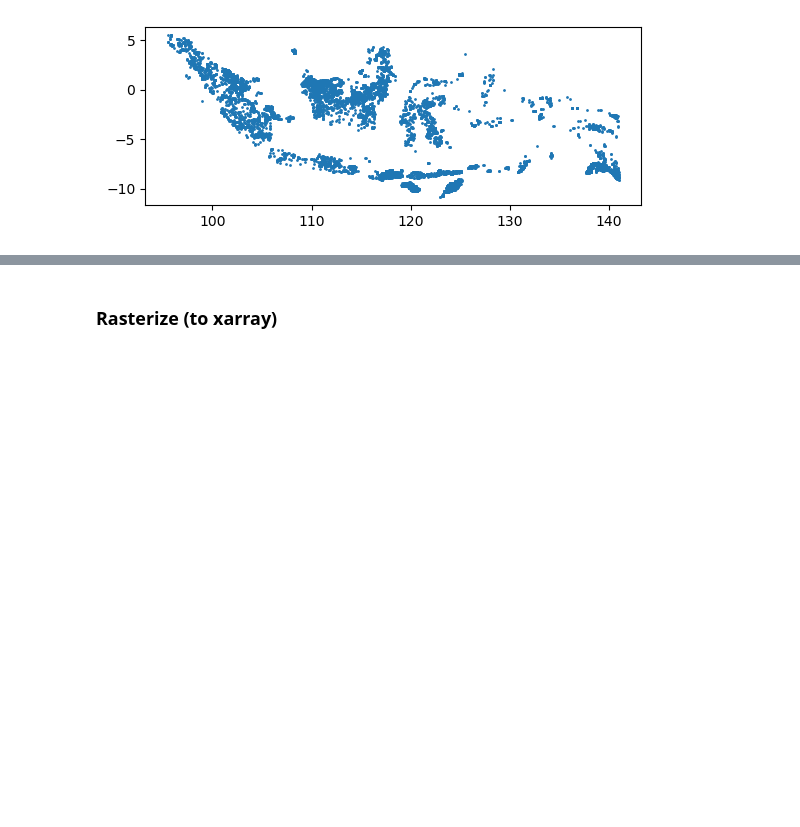
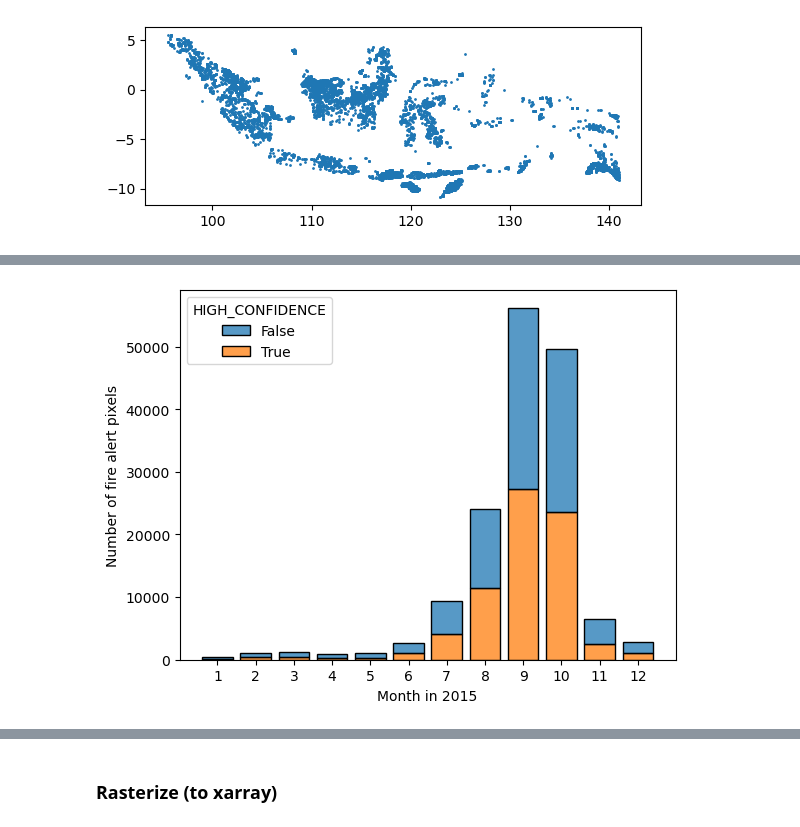
Before and after one commit to ninorp55/tropical-peat-post-fire-vegetation-recovery, a Jupyter notebook: first_data_exploration.ipynb, the cells around one changed output, grey strips where cells are left out. Cells and saved outputs as stored; diff of their text form; code cells hidden in the pictures; blank space fills up the shorter version.

```diff
--- a/first_data_exploration.ipynb
+++ b/first_data_exploration.ipynb
@@ -154,0 +195,18 @@ modis_fa_vf_2020.plot(markersize=1)
+# %%
+# check fires per month in 2015
+modis_fa_2015 = modis_fa_vf[modis_fa_vf.YEAR == 2015]
+
+sns.histplot(x="MONTH",
+             hue="HIGH_CONFIDENCE",
+             multiple="stack", discrete=True,
+             shrink=.8,
+             data=modis_fa_2015)
+
+plt.xticks(np.arange(1,13,1))
+
+plt.xlabel("Month in 2015")
+plt.ylabel("Number of fire alert pixels")
+
+plt.show()
+# %% [output]
+[figure, added]
```
Also changed, not shown: parts of 10 cells of this notebook.
